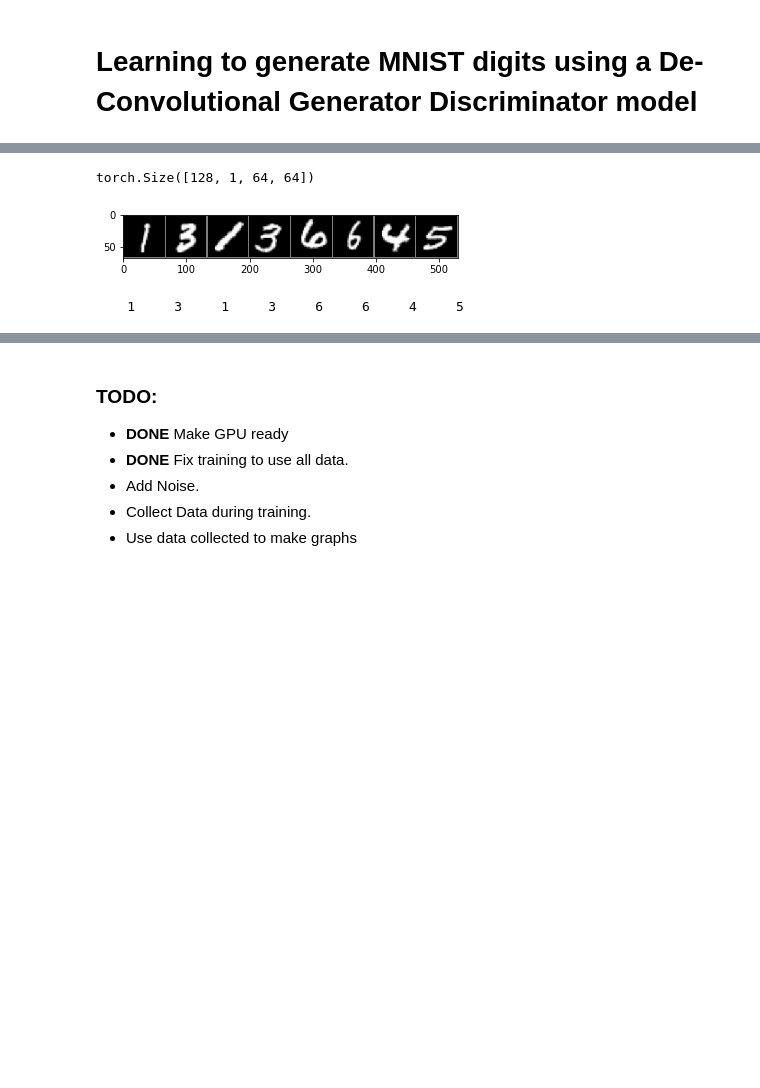
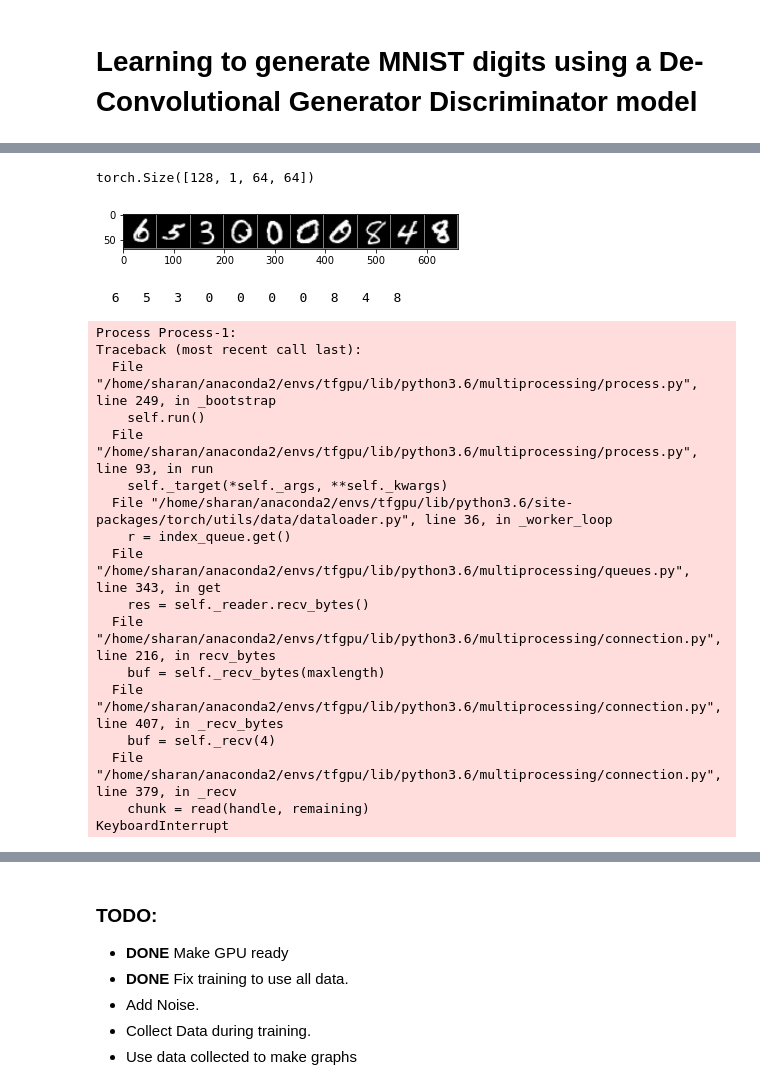
Before and after one commit to sharanry/dcgan-pytorch, a Jupyter notebook: DCGAN on MNIST.ipynb, the cells around one changed output, grey strips where cells are left out. Cells and saved outputs as stored; diff of their text form; code cells hidden in the pictures; blank space fills up the shorter version.

```diff
--- a/DCGAN on MNIST.ipynb
+++ b/DCGAN on MNIST.ipynb
@@ -173,22 +187,39 @@ def get_data(img_size = 64, batch_size=128):
 # %%
 def imshow(img, use_gpu=use_gpu):
     if use_gpu: img=img.cpu()
     img = img/2 + 0.5 # unnormalize
     npimg = img.numpy()
 #     Permute the axes
     plt.imshow(np.transpose(npimg, (1, 2, 0)))
     plt.show()
 trainloader, classes = get_data()
 dataiter = iter(trainloader)
 images, labels = dataiter.next()
 print(images.size())
-images, labels = images[0:8], labels[0:8]
+images, labels = images[0:10], labels[0:10]
 
-imshow(torchvision.utils.make_grid(images))
-print(" ".join("%5s" % classes[labels[j]] for j in range(len(labels))))
+imshow(torchvision.utils.make_grid(images, nrow=10))
+print(" ".join("%3s" % classes[labels[j]] for j in range(len(labels))))
 # %% [output]
 torch.Size([128, 1, 64, 64])
-[figure, old version]
+[figure, new version]
-    1     3     1     3     6     6     4     5
+  6   5   3   0   0   0   0   8   4   8
+Process Process-1:
+Traceback (most recent call last):
+  File "/home/sharan/anaconda2/envs/tfgpu/lib/python3.6/multiprocessing/process.py", line 249, in _bootstrap
+    self.run()
+  File "/home/sharan/anaconda2/envs/tfgpu/lib/python3.6/multiprocessing/process.py", line 93, in run
+    self._target(*self._args, **self._kwargs)
+  File "/home/sharan/anaconda2/envs/tfgpu/lib/python3.6/site-packages/torch/utils/data/dataloader.py", line 36, in _worker_loop
+    r = index_queue.get()
+  File "/home/sharan/anaconda2/envs/tfgpu/lib/python3.6/multiprocessing/queues.py", line 343, in get
+    res = self._reader.recv_bytes()
+  File "/home/sharan/anaconda2/envs/tfgpu/lib/python3.6/multiprocessing/connection.py", line 216, in recv_bytes
+    buf = self._recv_bytes(maxlength)
+  File "/home/sharan/anaconda2/envs/tfgpu/lib/python3.6/multiprocessing/connection.py", line 407, in _recv_bytes
+    buf = self._recv(4)
+  File "/home/sharan/anaconda2/envs/tfgpu/lib/python3.6/multiprocessing/connection.py", line 379, in _recv
+    chunk = read(handle, remaining)
+KeyboardInterrupt
 # %%
 def g_sampler(batch_size):
```
Also changed, not shown: parts of 15 cells of this notebook, 1 other file.
